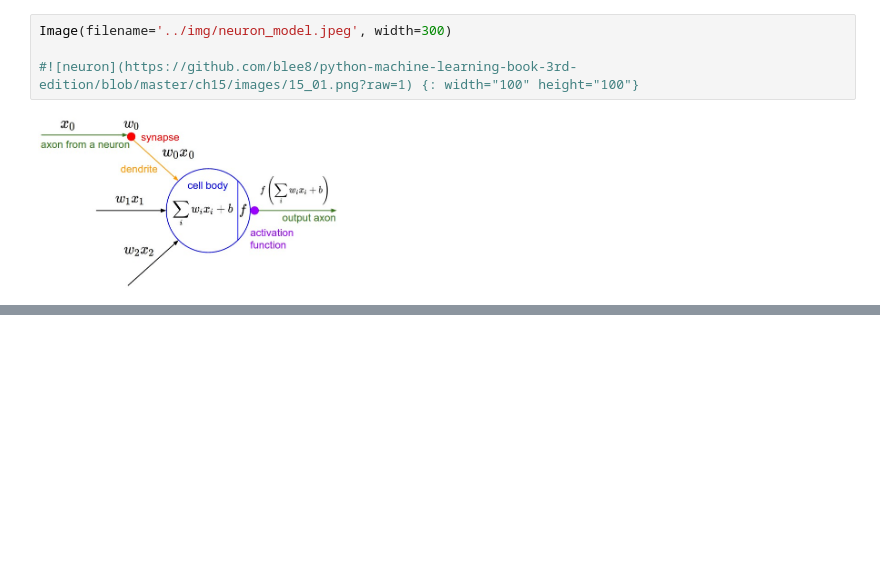
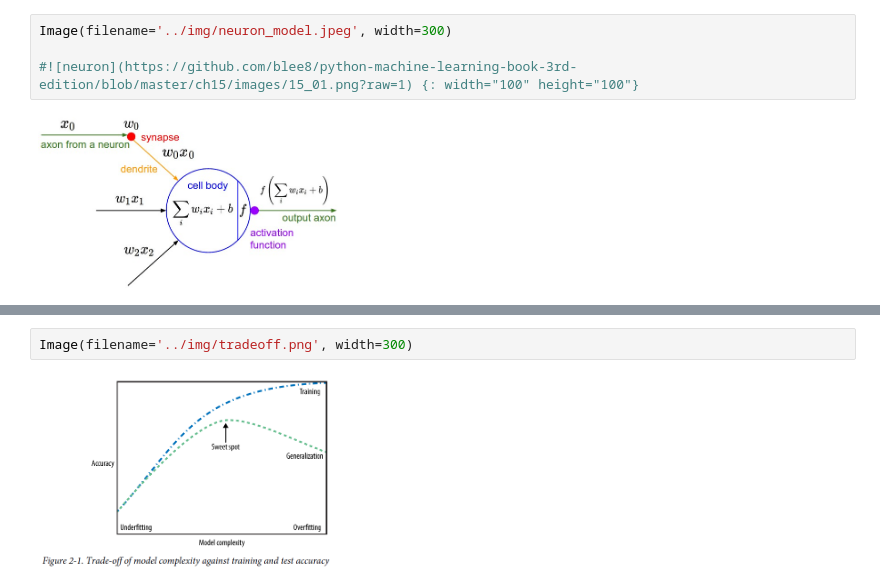
Before and after one commit to blee8/MyNotebook, a Jupyter notebook: 00_Sum Note/용어집.ipynb, the cells around one changed output, grey strips where cells are left out. Saved outputs shown, nothing was run; the diff lists cells and outputs as text; blank space fills up the shorter version.

```diff
--- a/00_Sum Note/용어집.ipynb
+++ b/00_Sum Note/용어집.ipynb
@@ -48,0 +63,4 @@ Image(filename='../img/neuron_model.jpeg', width=300)
+# %%
+Image(filename='../img/tradeoff.png', width=300)
+# %% [output]
+[figure, added]
```
Also changed, not shown: parts of 3 cells of this notebook, 39 other files.
